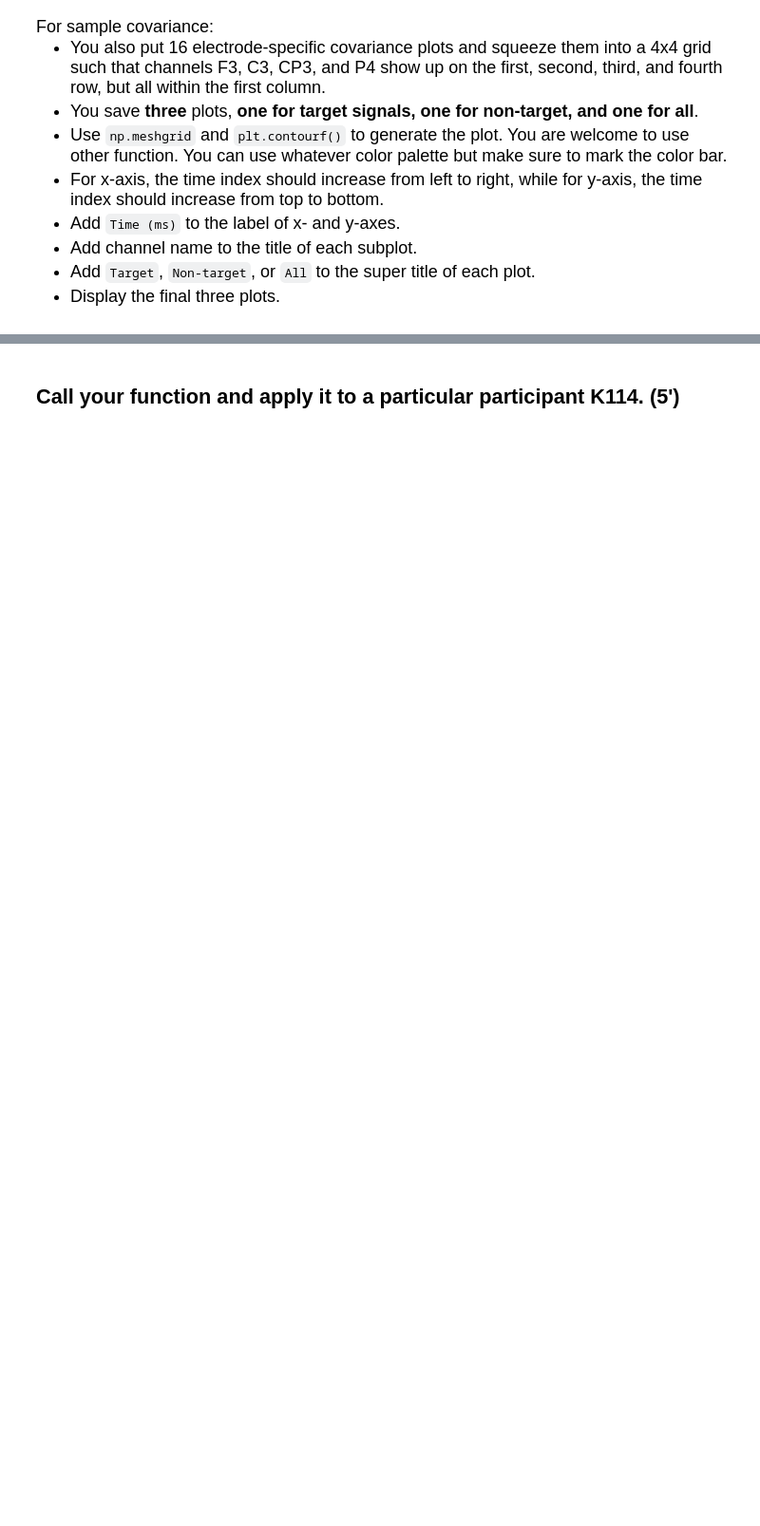
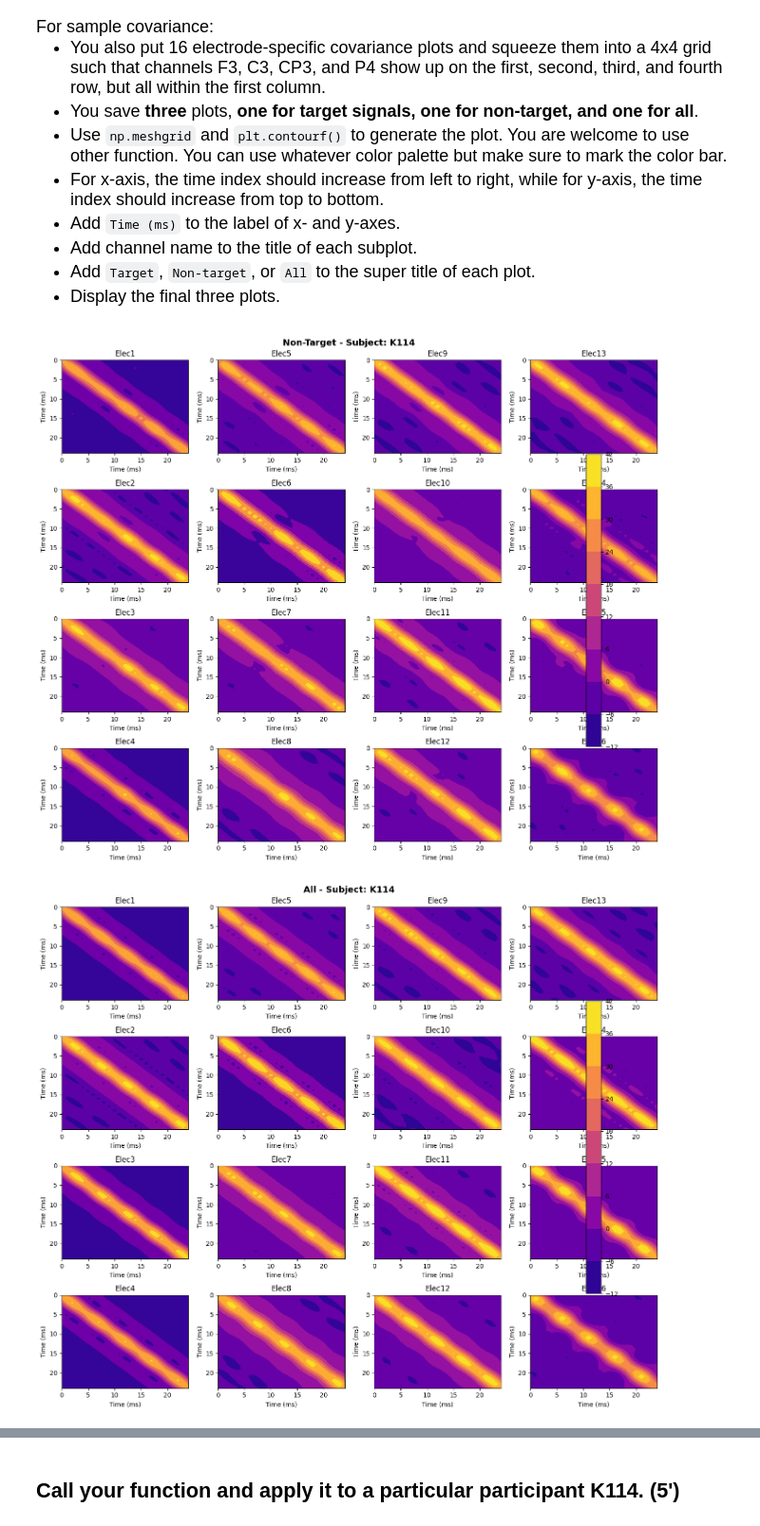
Before and after one commit to Victoriao00/BIOS-584, a Jupyter notebook: HW7.ipynb, the cells around one changed output, grey strips where cells are left out. Shown at 95% size. Cells and saved outputs as stored; diff of their text form; code cells hidden in the pictures; blank space fills up the shorter version.

```diff
--- a/HW7.ipynb
+++ b/HW7.ipynb
@@ -192,7 +302,58 @@ For sample covariance:
 - Add `Target`, `Non-target`, or `All` to the super title of each plot.
 - Display the final three plots.
 # %%
+#define vars
+E_val = 16
+electrode_name_ls = [f'Elec{i+1}' for i in range(E_val)]
+subject_name = 'K114'
+
+#add/define time index
+time_index = np.arange(signal_tar_cov.shape[1])
+
+#already given
 def plot_trunc_cov(
-        eeg_cov, cov_type, time_index, subject_name, E_val, electrode_name_ls, fig_size=(14,12)
+    eeg_cov, cov_type, time_index, subject_name, E_val, electrode_name_ls,
+    fig_size=(14, 12)
 ):
-    pass
+
+    #make figure and axes
+    fig, axes = plt.subplots(4, 4, figsize=fig_size)
+    fig.suptitle(f'{cov_type} - Subject: {subject_name}', fontsize=14, weight='bold')
+
+    #meshgrid for contour plot
+    X, Y = np.meshgrid(time_index, time_index)
+
+    #loop through the grid
+    for e in range(E_val):
+        r = e % 4
+        c = e // 4
+        ax = axes[r, c]
+
+        #filling contour plot, has many color choices
+        cont = ax.contourf(X, Y, eeg_cov[e, :, :], cmap='plasma')
+
+        #set title
+        ax.set_title(electrode_name_ls[e])
+
+        #label y & x axes
+        ax.set_xlabel('Time (ms)')
+        ax.set_ylabel('Time (ms)')
+
+        # flip y axis to flip times
+        ax.invert_yaxis()
+
+    #colobar for plots
+    fig.colorbar(cont, ax=axes, orientation='vertical', fraction=0.03, pad=0.05)
+
+    # show (like w.7 notes)
+    plt.tight_layout()
+    plt.show()
+
+
+#display 3 plots w/ titles
+plot_trunc_cov(signal_ntar_cov, 'Non-Target', time_index, subject_name, E_val, electrode_name_ls)
+plot_trunc_cov(signal_all_cov, 'All', time_index, subject_name, E_val, electrode_name_ls)
+plot_trunc_cov(signal_tar_cov, 'Target', time_index, subject_name, E_val, electrode_name_ls)
+# %% [output]
+[figure, added]
+[figure, added]
```
Also changed, not shown: parts of 12 cells of this notebook, 4 other files.
